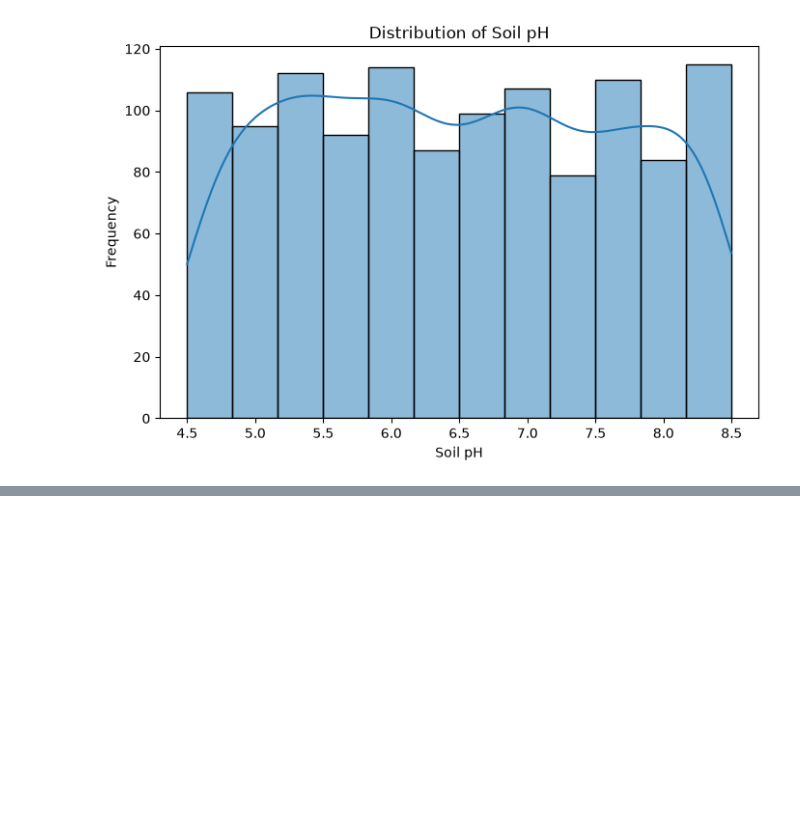
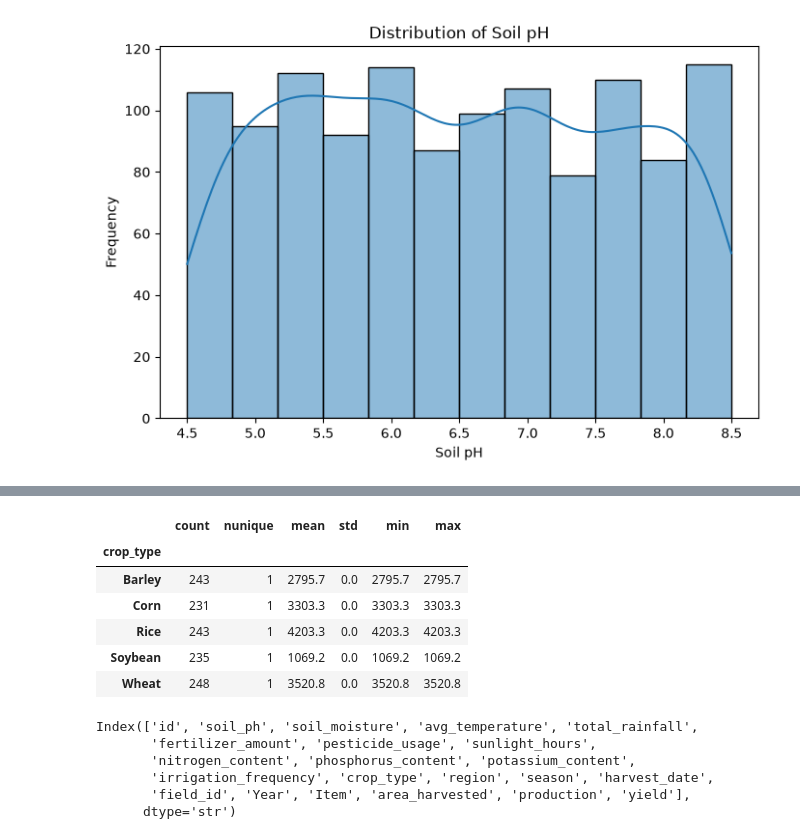
Before and after one commit to springboardmentor12233a-tech/-AI-Powered-Crop-Yield-Prediction-and-Agricultural-Productivity-Intelligence-Platform, a Jupyter notebook: notebook/EDA.ipynb, the cells around one changed output, grey strips where cells are left out. Saved outputs shown, nothing was run; the diff lists cells and outputs as text; code cells hidden in the pictures; blank space fills up the shorter version.

```diff
--- a/notebook/EDA.ipynb
+++ b/notebook/EDA.ipynb
@@ -142,0 +157,21 @@ plt.show()
+# %%
+df.groupby("crop_type")["yield"].agg(
+    ["count", "nunique", "mean", "std", "min", "max"]
+)
+# %% [output]
+|  | count | nunique | mean | std | min | max |
+| crop_type |  |  |  |  |  |  |
+| Barley | 243 | 1 | 2795.7 | 0.0 | 2795.7 | 2795.7 |
+| Corn | 231 | 1 | 3303.3 | 0.0 | 3303.3 | 3303.3 |
+| Rice | 243 | 1 | 4203.3 | 0.0 | 4203.3 | 4203.3 |
+| Soybean | 235 | 1 | 1069.2 | 0.0 | 1069.2 | 1069.2 |
+| Wheat | 248 | 1 | 3520.8 | 0.0 | 3520.8 | 3520.8 |
+# %%
+df.columns
+# %% [output]
+Index(['id', 'soil_ph', 'soil_moisture', 'avg_temperature', 'total_rainfall',
+       'fertilizer_amount', 'pesticide_usage', 'sunlight_hours',
+       'nitrogen_content', 'phosphorus_content', 'potassium_content',
+       'irrigation_frequency', 'crop_type', 'region', 'season', 'harvest_date',
+       'field_id', 'Year', 'Item', 'area_harvested', 'production', 'yield'],
+      dtype='str')
```
Also changed, not shown: parts of 3 cells of this notebook, 23 other files.
